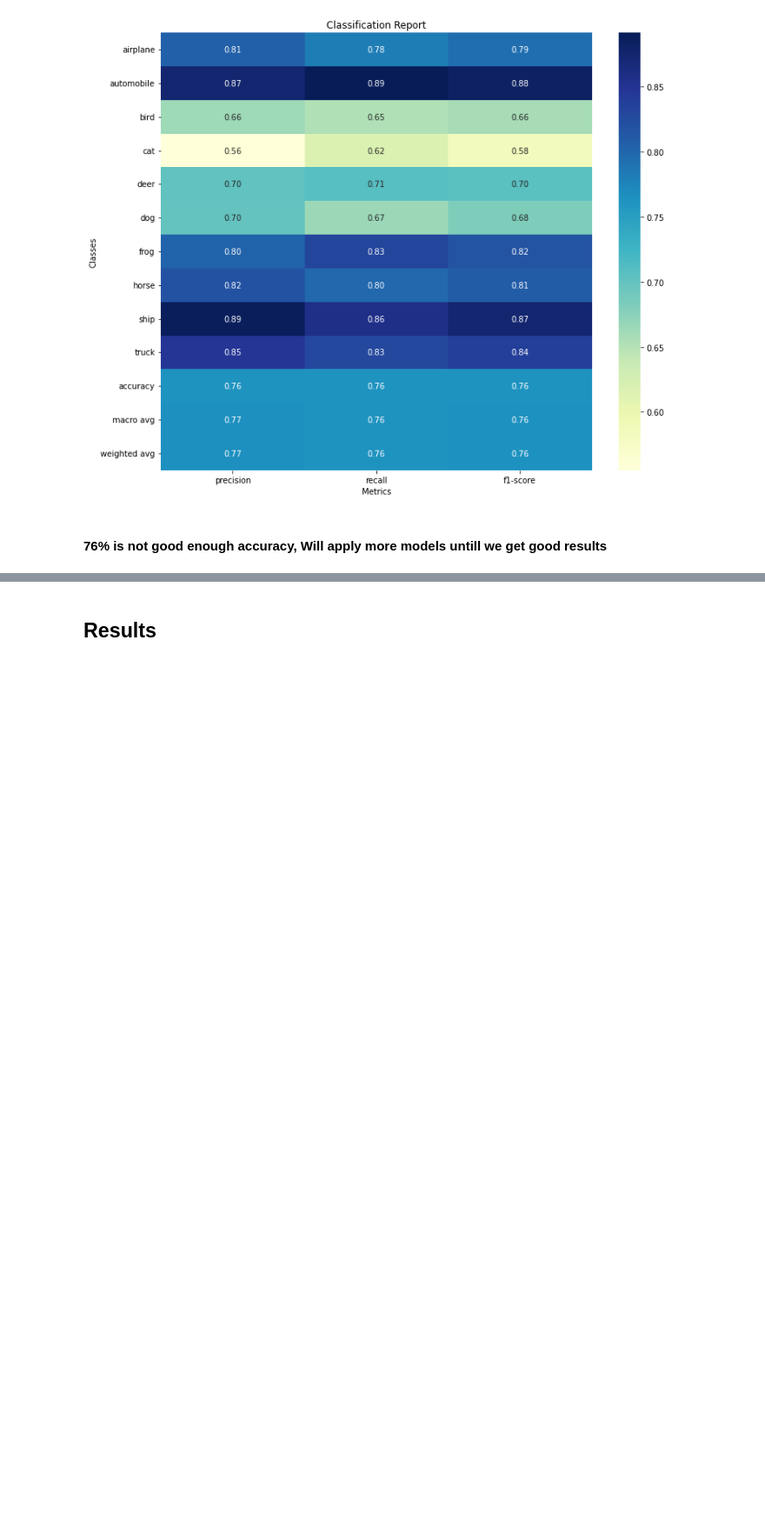
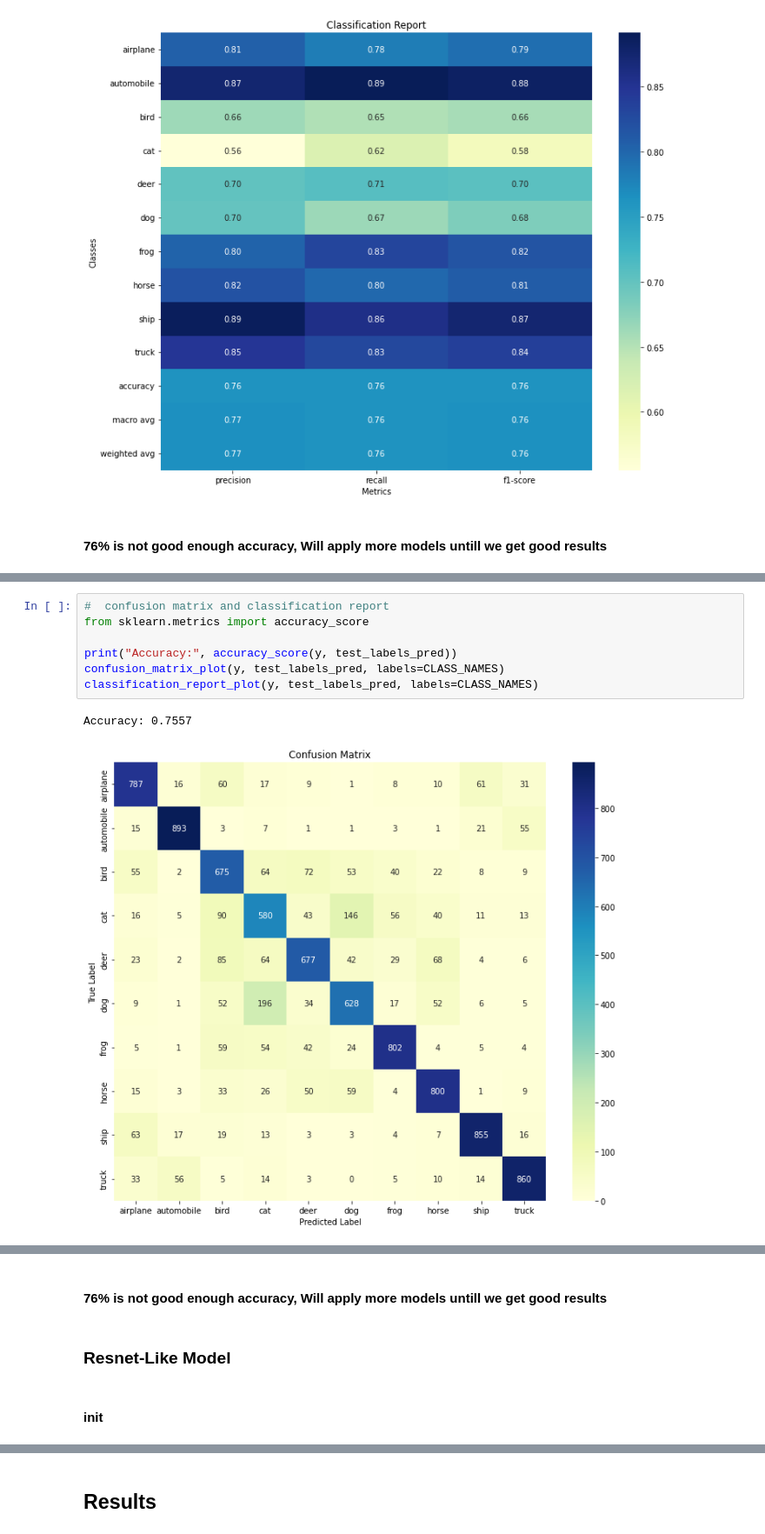
Before and after one commit to aka-vm/Hello-CV, a Jupyter notebook: CIFAR-10/main-notebook-2.ipynb, the cells around one changed output, grey strips where cells are left out. Shown at 87% size. Cells and saved outputs as stored; diff of their text form; blank space fills up the shorter version.

```diff
--- a/CIFAR-10/main-notebook-2.ipynb
+++ b/CIFAR-10/main-notebook-2.ipynb
@@ -464,0 +636,10 @@ Accuracy: 0.7632
+# %%
+#  confusion matrix and classification report
+from sklearn.metrics import accuracy_score
+
+print("Accuracy:", accuracy_score(y, test_labels_pred))
+confusion_matrix_plot(y, test_labels_pred, labels=CLASS_NAMES)
+classification_report_plot(y, test_labels_pred, labels=CLASS_NAMES)
+# %% [output]
+Accuracy: 0.7557
+[figure, added]
@@ -464,0 +647,6 @@ Accuracy: 0.7632
+# %% [markdown]
+#### 76% is not good enough accuracy, Will apply more models untill we get good results
+# %% [markdown]
+### Resnet-Like Model
+# %% [markdown]
+#### init
```
Also changed, not shown: parts of 32 cells of this notebook.
